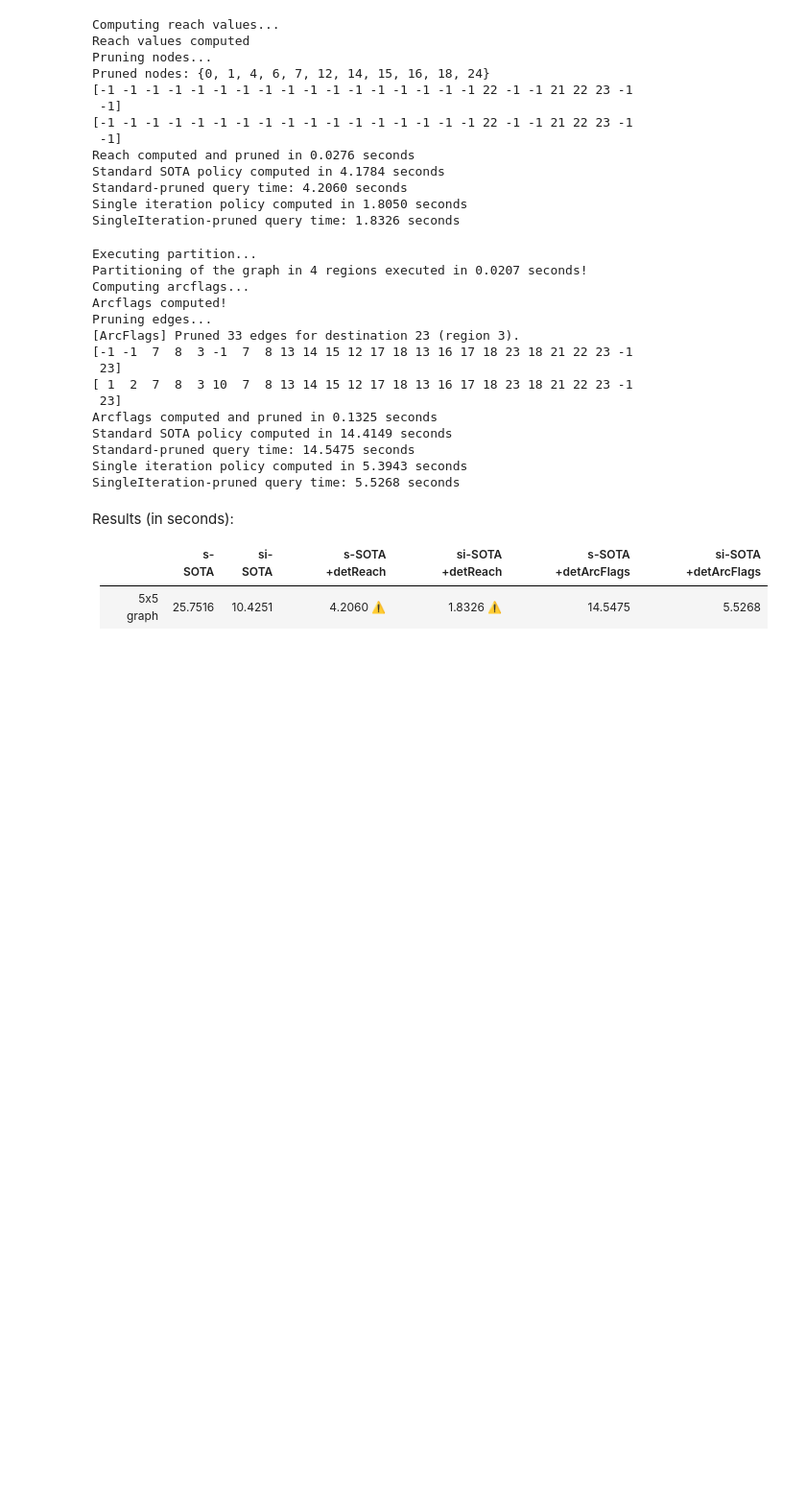
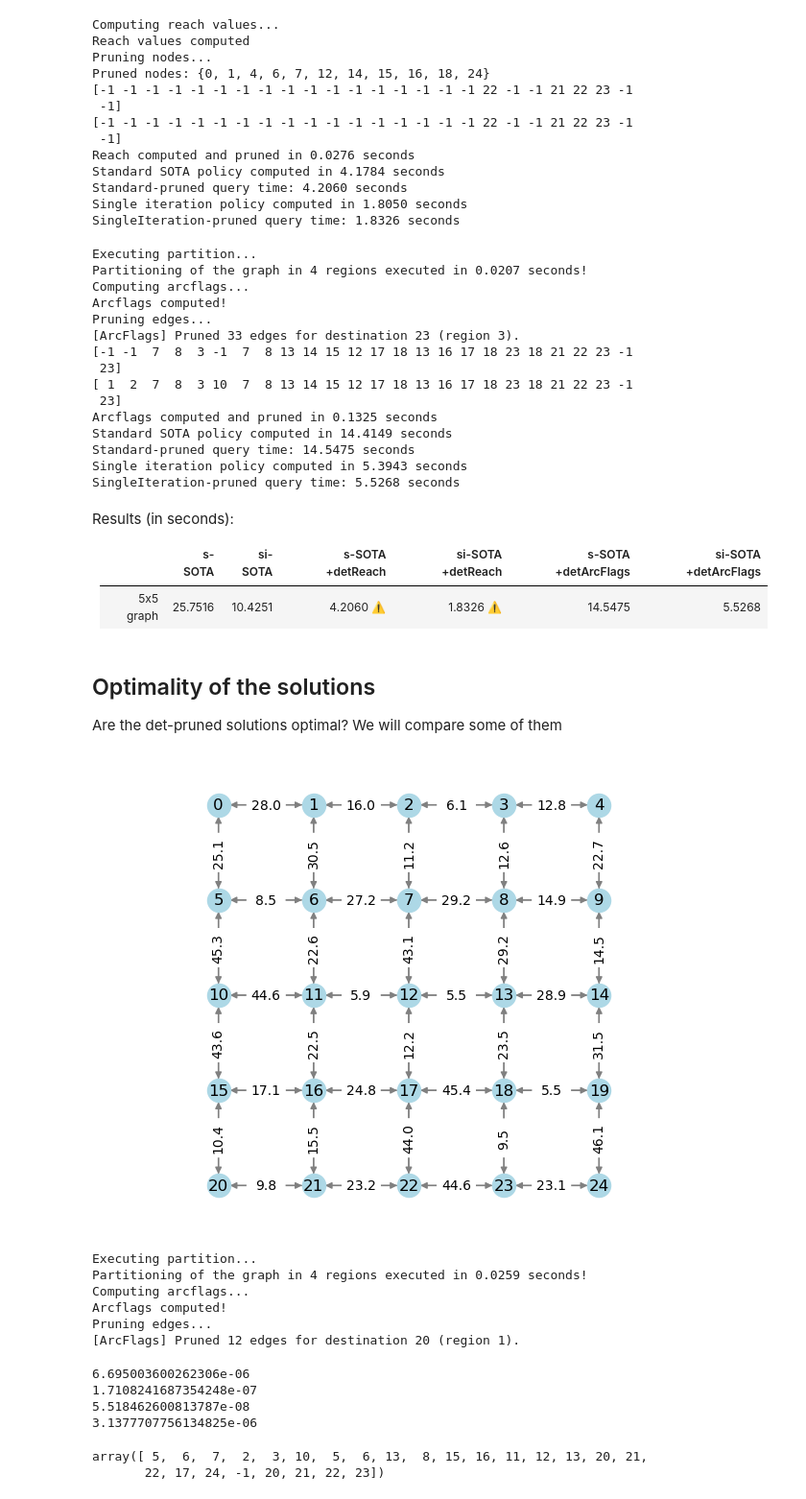
Before and after one commit to samuelepeirone/SOTA-py, a Jupyter notebook: notebook/SOTASolvers and Pruning techniques.ipynb, the cells around one changed output. Shown: that part at 96% size. Drawn from its saved outputs; the diff is of its cells as text; code cells hidden in the pictures; blank space fills up the shorter version.

Commit message:
deterministic pruning approaches + graph printing updates

```diff
--- a/notebook/SOTASolvers and Pruning techniques.ipynb
+++ b/notebook/SOTASolvers and Pruning techniques.ipynb
@@ -406,3 +403,15 @@ Results (in seconds):
 |   |s-SOTA|si-SOTA|s-SOTA +detReach|si-SOTA +detReach|s-SOTA +detArcFlags|si-SOTA +detArcFlags|
 |---|---|---|---|---|---|---|
 |5x5 graph|25.7516|10.4251|4.2060 ⚠️|1.8326 ⚠️|14.5475|5.5268|
+# %% [markdown]
+## Optimality of the solutions
+
+Are the det-pruned solutions optimal? We will compare some of them
+# %%
+matrix = Matrix(5, 5, link_var_max=0.5)
+adj_matrix, var_matrix = matrix.compute_matrices()
+
+graph = StochasticGraph(adjacency_matrix=adj_matrix, variance_matrix=var_matrix)
+graph.print_graph(grid_shape=(5,5))
+# %% [output]
+[figure, added]
@@ -408,0 +449,36 @@ Results (in seconds):
+# %%
+#matrix = Matrix(5, 5, link_var_max=0.5)
+#adj_matrix, var_matrix = matrix.compute_matrices()
+
+adj_matrix, var_matrix = matrix.get_matrices()
+graph = StochasticGraph(adjacency_matrix=adj_matrix, variance_matrix=var_matrix)
+d = Dijkstra(adj_matrix)
+f = detArcFlags(graph, 4, d, 20)
+f.arcflags_computation()
+f.arcflags_pruning()
+
+s = StandardSOTASolver(graph, 20, 200)
+s.solve()
+policy = s.get_policy_matrix()[:,-1]
+# %% [output]
+Executing partition...
+Partitioning of the graph in 4 regions executed in 0.0259 seconds!
+Computing arcflags...
+Arcflags computed!
+Pruning edges...
+[ArcFlags] Pruned 12 edges for destination 20 (region 1).
+# %%
+print(s.get_sota_matrix()[1,-1])
+print(s.get_sota_matrix()[2,-1])
+print(s.get_sota_matrix()[4,-1])
+print(s.get_sota_matrix()[19,-1])
+# %% [output]
+6.695003600262306e-06
+1.7108241687354248e-07
+5.518462600813787e-08
+3.1377707756134825e-06
+# %%
+policy
+# %% [output]
+array([ 5,  6,  7,  2,  3, 10,  5,  6, 13,  8, 15, 16, 11, 12, 13, 20, 21,
+       22, 17, 24, -1, 20, 21, 22, 23])
```
Also changed, not shown: parts of 3 cells of this notebook, 3 other files.
